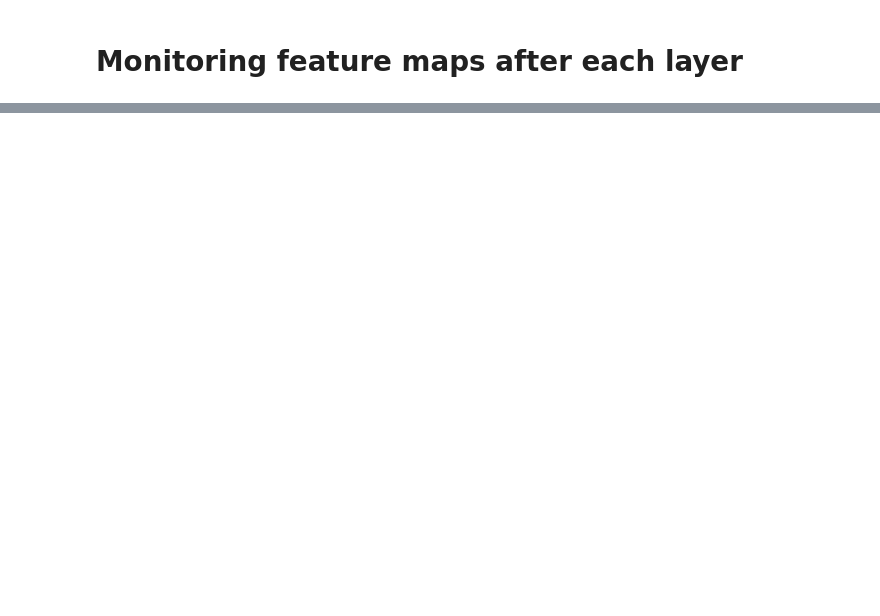
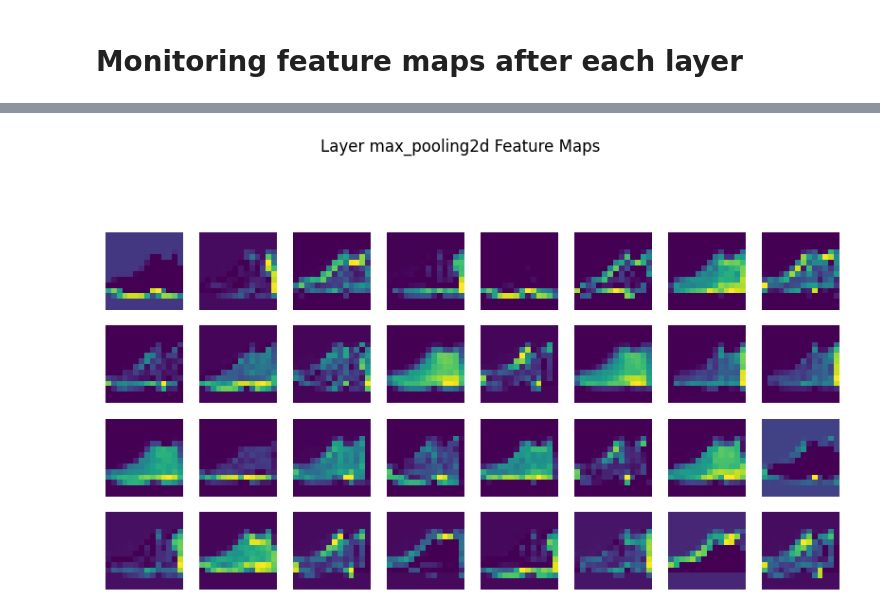
Before and after one commit to MahdieRahmati/filoger, a Jupyter notebook: MNISTCNN/FashionMNIST.ipynb, the cells around one changed output, grey strips where cells are left out. Drawn from its saved outputs; the diff is of its cells as text; code cells hidden in the pictures; blank space fills up the shorter version.

```diff
--- a/MNISTCNN/FashionMNIST.ipynb
+++ b/MNISTCNN/FashionMNIST.ipynb
@@ -221,0 +227,4 @@ plt.show()
+# %%
+plot_saved_feature_maps(output_folder, 'max_pooling2d', 4)
+# %% [output]
+[figure, added]
```
Also changed, not shown: parts of 25 cells of this notebook.
